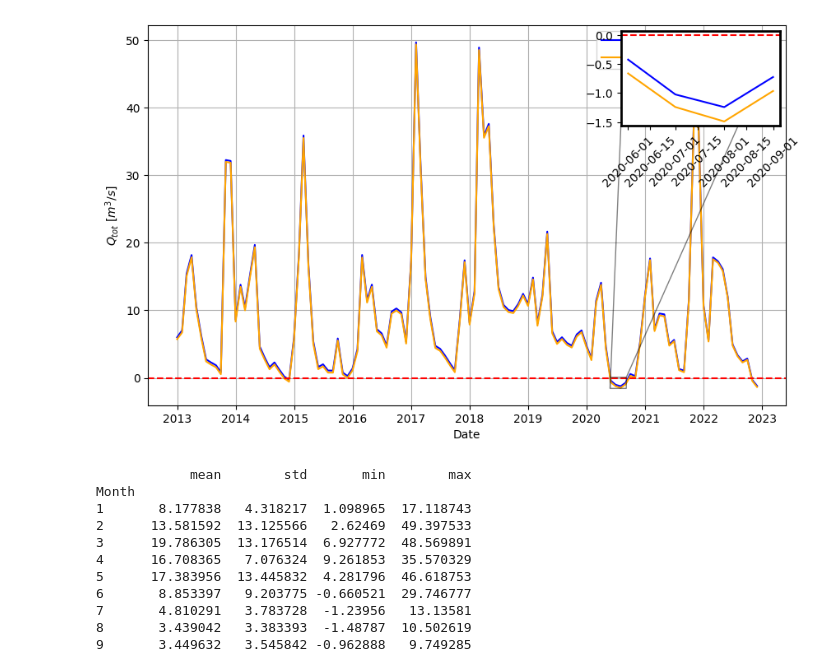
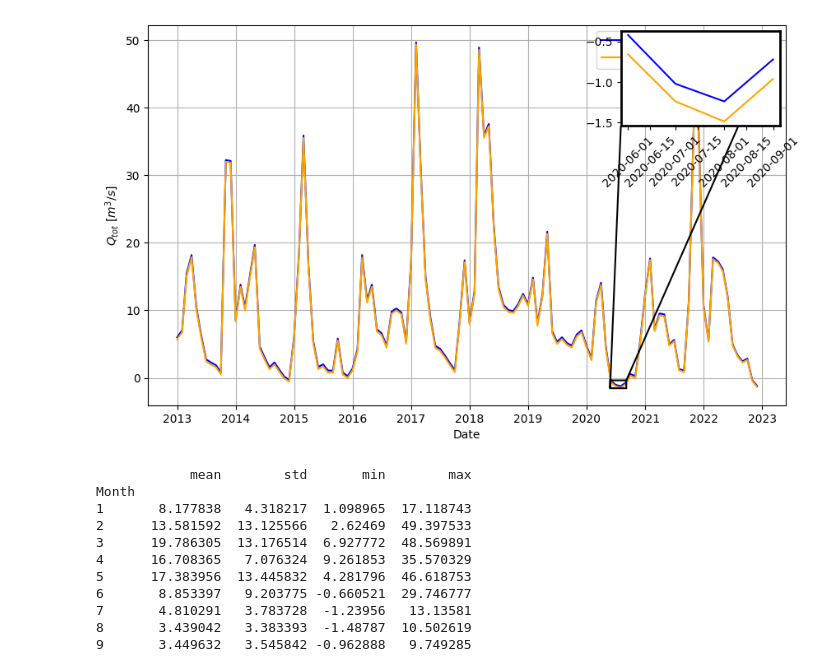
Before and after one commit to NicoloCiuccoli/NeuralProphet_Drought, a Jupyter notebook: code/Demand Index.ipynb, the cells around one changed output. Saved outputs shown, nothing was run; the diff lists cells and outputs as text; code cells hidden in the pictures.

```diff
--- a/code/Demand Index.ipynb
+++ b/code/Demand Index.ipynb
@@ -56,37 +59,43 @@ Data_full = Data[mask_full]
 mask_zoom = (Data['Date'] >= start_date_zoom) & (Data['Date'] <= end_date_zoom)
 Data_zoom = Data[mask_zoom]
 
 fig, ax = plt.subplots(figsize=(10, 6))
 ax.plot(Data_full['Date'], Data_full['Q_available-Q_demand +wwtp'], label='Available Water', color='blue')
 ax.plot(Data_full['Date'], Data_full['Q_available-Q_demand '], label='Available Water–demand', color='orange')
-ax.axhline(y=0, color='red', linestyle='--')
+#ax.axhline(y=0, color='red', linestyle='--')
 
 # Create the zoom (inset)
 axins = inset_axes(ax, width="25%", height="25%", loc="upper right")
 axins.plot(Data_zoom['Date'], Data_zoom['Q_available-Q_demand +wwtp'], color='blue')
 axins.plot(Data_zoom['Date'], Data_zoom['Q_available-Q_demand '], color='orange')
-axins.axhline(y=0, color='red', linestyle='--')
+#axins.axhline(y=0, color='red', linestyle='--')
 
 # Customize the zoom inset border
 for spine in axins.spines.values():
     spine.set_edgecolor("black")  # Border color
     spine.set_linewidth(2)        # Border thickness
 
 # Rotate dates on the zoom x-axis
 axins.tick_params(axis="x", rotation=45)
 
 # Add a rectangle to highlight the zoomed area in the main plot
-ax.indicate_inset_zoom(axins, edgecolor="black")
+ind = ax.indicate_inset_zoom(
+    axins,
+    edgecolor="black",
+    linewidth=1.5,
+    alpha=1.0
+)
+
 
 # Customize the main plot
 ax.set_xlabel('Date')
 ax.set_ylabel(r'$Q_{tot}$ [$m^3/s$]')
 ax.legend()
 ax.grid()
 
 plt.show()
 # %% [output]
-[figure, old version]
+[figure, new version]
 # %%
 Data['Date'] = pd.to_datetime(Data['Date'])
 
```
Also changed, not shown: parts of 7 cells of this notebook.
